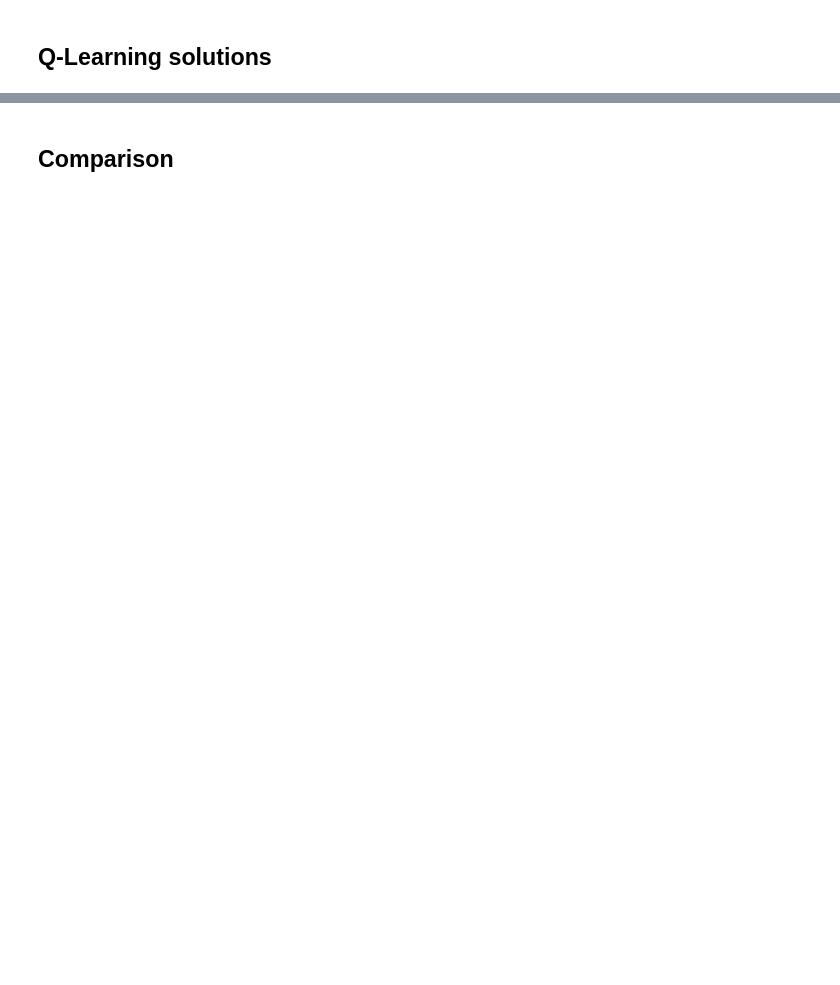
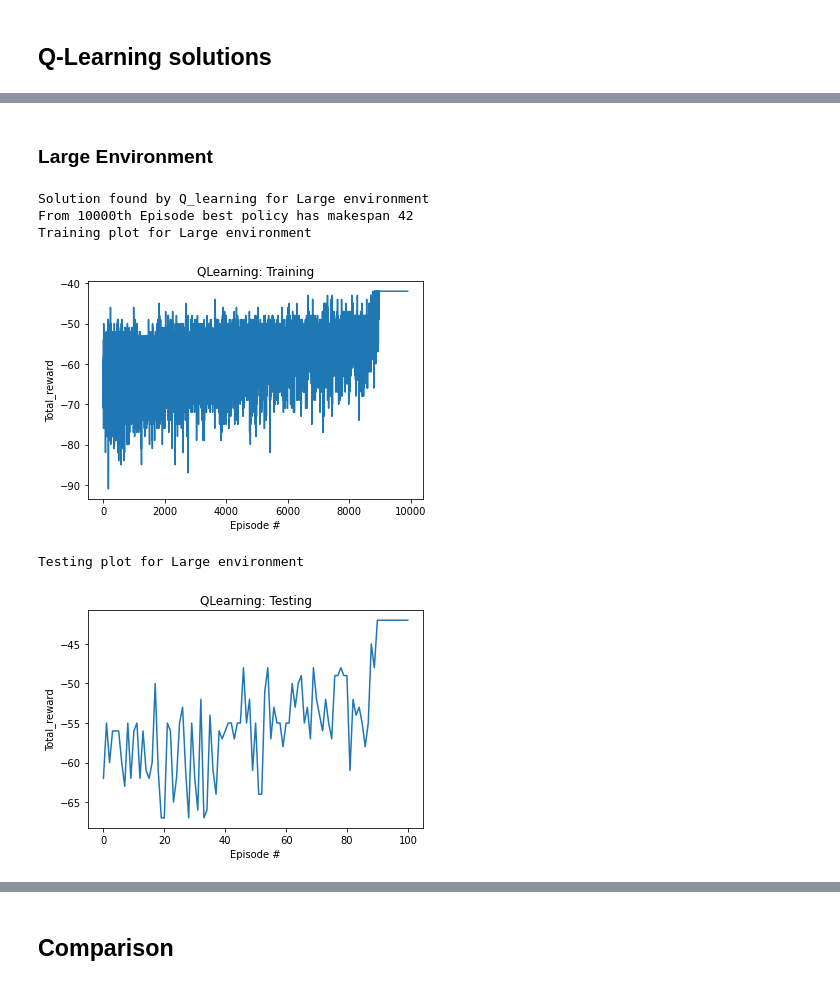
Before and after one commit to MZhouke/RL-Scheduling, a Jupyter notebook: Solutions/Solution_Prepopulated_RL.ipynb, the cells around one changed output, grey strips where cells are left out. Drawn from its saved outputs; the diff is of its cells as text; code cells hidden in the pictures; blank space fills up the shorter version.

```diff
--- a/Solutions/Solution_Prepopulated_RL.ipynb
+++ b/Solutions/Solution_Prepopulated_RL.ipynb
@@ -243,0 +267,17 @@ for i in range(4):
+# %% [markdown]
+### Large Environment
+# %%
+i = 2
+print('Solution found by Q_learning for {} environment'.format(env_names[i]))
+training_lists[i], testing_lists[i], solutions_ql[i], solutions_action_list_ql[i], solutions_time_list_ql[i] = q_estimation(env_list[i], env_episodes[i])
+print('Training plot for {} environment'.format(env_names[i]))
+plot_learning(training_lists[i], "Training")
+print('Testing plot for {} environment'.format(env_names[i]))
+plot_learning(testing_lists[i], "Testing")
+# %% [output]
+Solution found by Q_learning for Large environment
+From 10000th Episode best policy has makespan 42
+Training plot for Large environment
+[figure, added]
+Testing plot for Large environment
+[figure, added]
```
Also changed, not shown: parts of 11 cells of this notebook, 3 other files.
